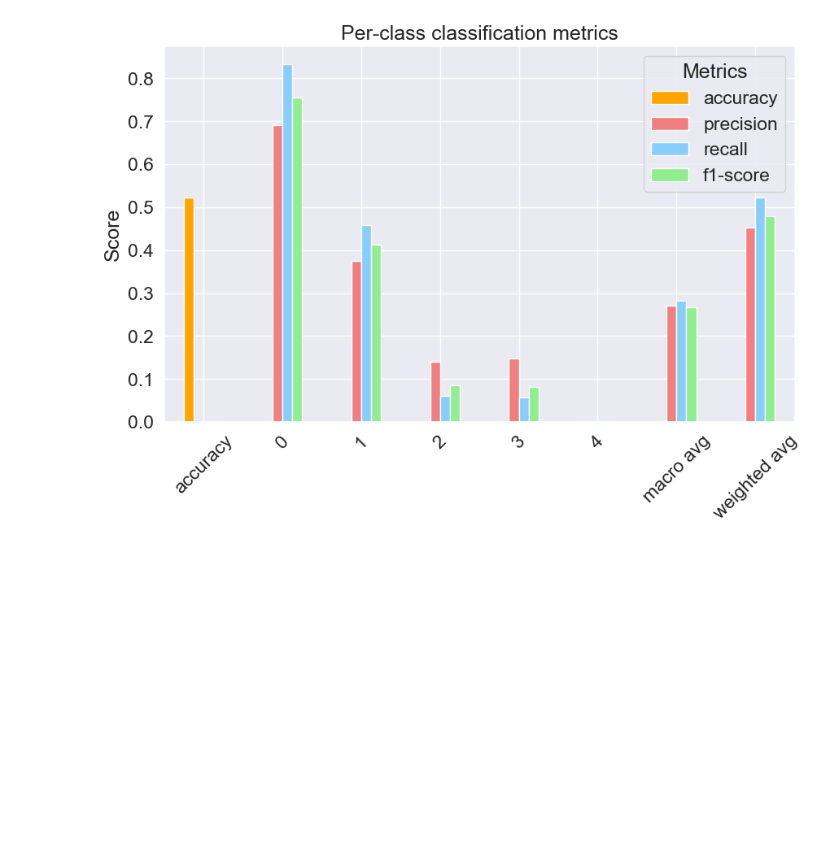
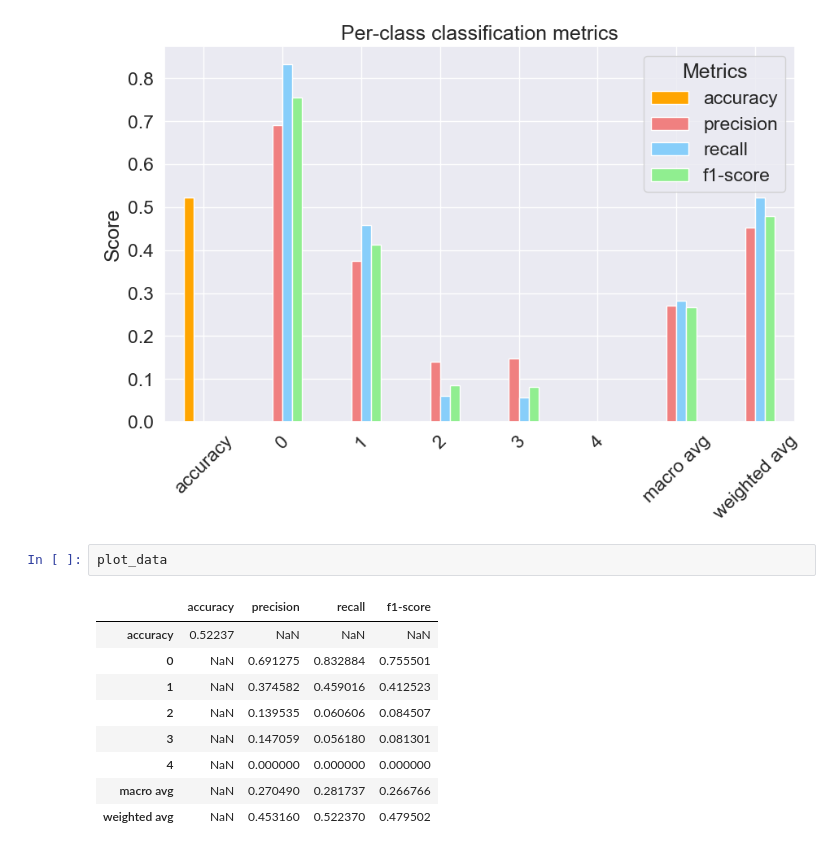
Before and after one commit to Mohamad-Namaki/Classification-Project-UCI-Heart-Disease, a Jupyter notebook: Classification Project - UCI Heart Disease/Project.ipynb, the cells around one changed output. Drawn from its saved outputs; the diff is of its cells as text; blank space fills up the shorter version.

```diff
--- a/Project.ipynb
+++ b/Classification Project - UCI Heart Disease/Project.ipynb
@@ -532,3 +532,15 @@ plt.legend(title='Metrics')
 plt.show()
 # %% [output]
 [figure]
+# %%
+plot_data
+# %% [output]
+|  | accuracy | precision | recall | f1-score |
+| accuracy | 0.52237 | NaN | NaN | NaN |
+| 0 | NaN | 0.691275 | 0.832884 | 0.755501 |
+| 1 | NaN | 0.374582 | 0.459016 | 0.412523 |
+| 2 | NaN | 0.139535 | 0.060606 | 0.084507 |
+| 3 | NaN | 0.147059 | 0.056180 | 0.081301 |
+| 4 | NaN | 0.000000 | 0.000000 | 0.000000 |
+| macro avg | NaN | 0.270490 | 0.281737 | 0.266766 |
+| weighted avg | NaN | 0.453160 | 0.522370 | 0.479502 |
```
Also changed, not shown: parts of 4 cells of this notebook, 2 other files.
